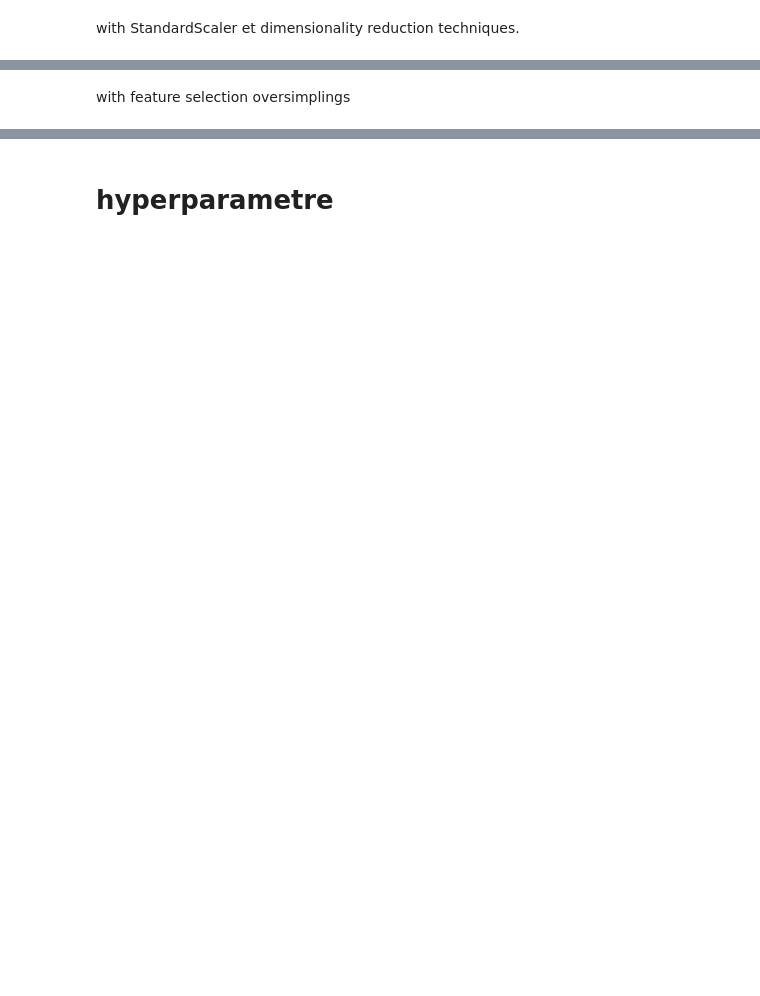
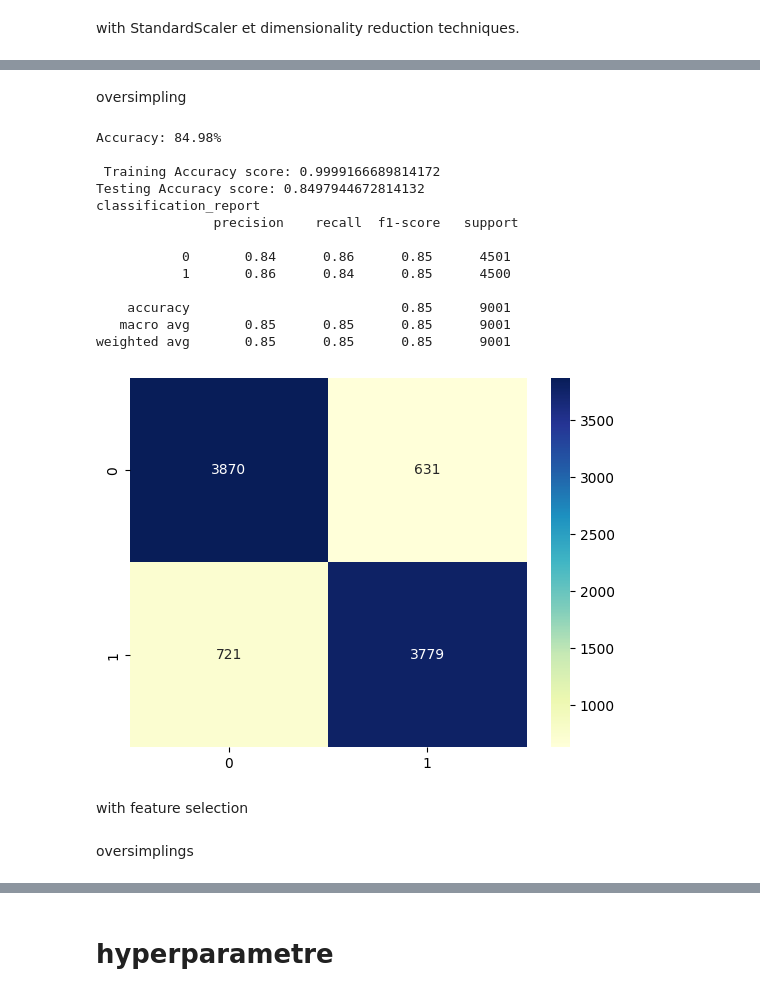
Before and after one commit to PFE2024/satt_ai, a Jupyter notebook: twitter/DecisionTree.ipynb, the cells around one changed output, grey strips where cells are left out. Drawn from its saved outputs; the diff is of its cells as text; code cells hidden in the pictures; blank space fills up the shorter version.

```diff
--- a/twitter/DecisionTree.ipynb
+++ b/twitter/DecisionTree.ipynb
@@ -132,2 +157,64 @@ weighted avg       0.79      0.79      0.79      4400
+# %% [markdown]
+oversimpling
+# %%
+
+import numpy as np # linear algebra
+import pandas as pd # data processing, CSV file I/O (e.g. pd.read_csv)
+from sklearn.model_selection import train_test_split
+from sklearn.ensemble import RandomForestClassifier
+import gender_guesser.detector as gender
+import matplotlib.pyplot as plt
+from datetime import datetime
+from sklearn import metrics
+import seaborn as sns
+import matplotlib.pyplot as plt
+from sklearn.metrics import classification_report
+from imblearn.over_sampling import SMOTE
+df = pd.read_csv('./Data/data+descvf.csv')
+
+x=df.iloc[:, :-3]
+y = df.account_type.values.tolist()
+smote = SMOTE(random_state=10)
+x, y =smote.fit_resample(x, y)
+x_train, x_test, y_train, y_test = train_test_split(x, y, test_size=0.2, random_state=42,stratify=y)
+pipeline = Pipeline([
+    ('rf', DecisionTreeClassifier()) # Training a random forest classifier on the data
+])
+
+# Train the pipeline on the data
+pipeline.fit(x_train, y_train)
+# feat_importances = pd.Series(pipeline['rf'].feature_importances_, index=x.columns)
+# feat_importances.nlargest(20).plot(kind='barh')
+# plt.show()
+score = pipeline.score(x_test, y_test)
+print("Accuracy: %.2f%%" % (score * 100))
+y_pred_train = pipeline.predict(x_train)
+y_pred_test = pipeline.predict(x_test)
+print("\n Training Accuracy score:",metrics.accuracy_score(y_train, y_pred_train))
+print("Testing Accuracy score:",metrics.accuracy_score(y_test, y_pred_test))
+print("classification_report \n "+classification_report(y_test, y_pred_test))
+cm = metrics.confusion_matrix(y_test, y_pred_test)
+# print('Confusion matrix\n', cm)
+
+cm_matrixNB = pd.DataFrame(data=cm, )
+sns.heatmap(cm_matrixNB, annot=True, fmt='d', cmap='YlGnBu')
+plt.show()
+# %% [output]
+Accuracy: 84.98%
+
+ Training Accuracy score: 0.9999166689814172
+Testing Accuracy score: 0.8497944672814132
+classification_report
+               precision    recall  f1-score   support
+
+           0       0.84      0.86      0.85      4501
+           1       0.86      0.84      0.85      4500
+
+    accuracy                           0.85      9001
+   macro avg       0.85      0.85      0.85      9001
+weighted avg       0.85      0.85      0.85      9001
+[figure, added]
 # %% [markdown]
-with feature selection  oversimplings
+with feature selection
+# %% [markdown]
+ oversimplings
```
Also changed, not shown: parts of 21 cells of this notebook, 7 other files.
